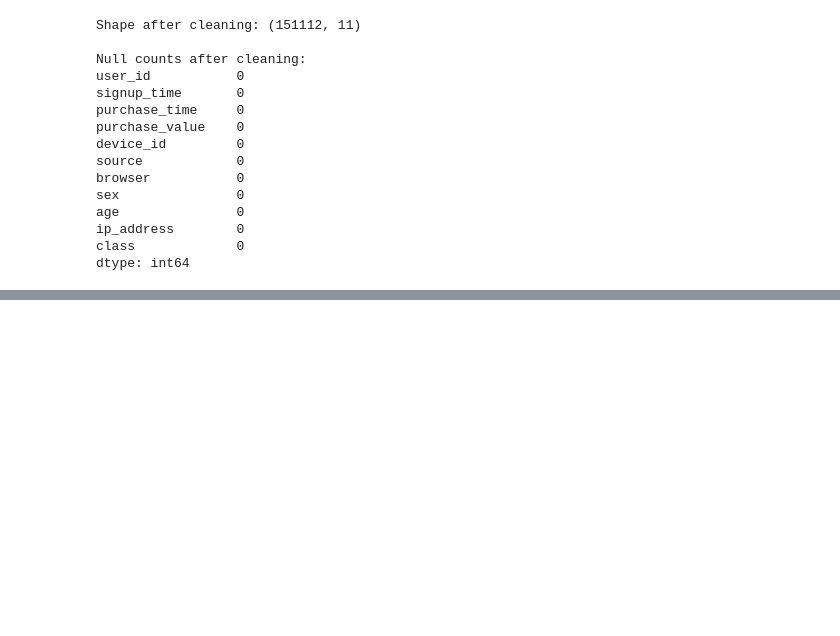
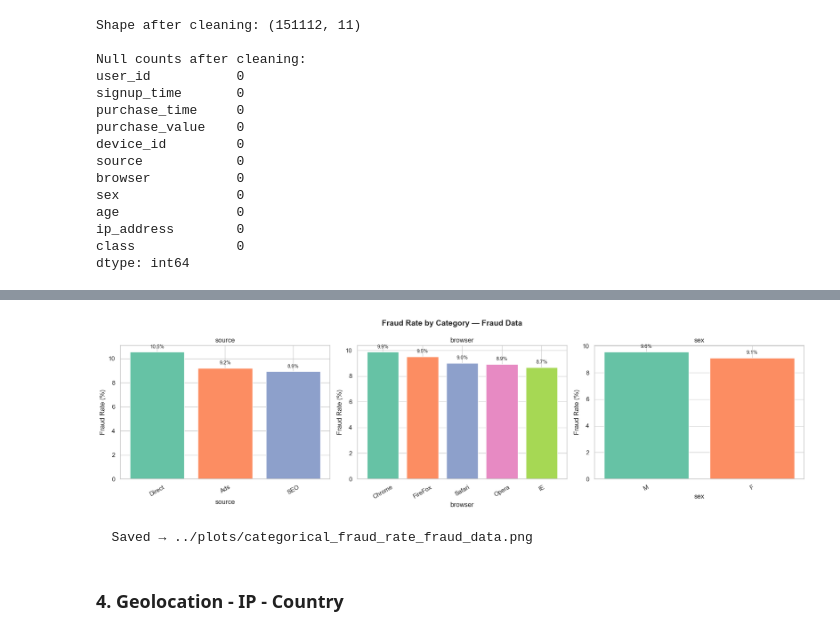
Before and after one commit to hawigirmachew27/fraud-detection, a Jupyter notebook: notebooks/eda-fraud-data.ipynb, the cells around one changed output, grey strips where cells are left out. Saved outputs shown, nothing was run; the diff lists cells and outputs as text; code cells hidden in the pictures; blank space fills up the shorter version.

```diff
--- a/notebooks/eda-fraud-data.ipynb
+++ b/notebooks/eda-fraud-data.ipynb
@@ -146,0 +179,13 @@ dtype: int64
+# %%
+# ── Categorical fraud rates ───────────────────────────────────────────────────
+plot_categorical_fraud_rate(
+    fraud_clean,
+    cols=['source', 'browser', 'sex'],
+    target_col='class',
+    dataset_name='Fraud Data'
+)
+# %% [output]
+[figure, added]
+  Saved → ../plots/categorical_fraud_rate_fraud_data.png
+# %% [markdown]
+### 4. Geolocation - IP - Country
```
Also changed, not shown: parts of 19 cells of this notebook, 15 other files.
